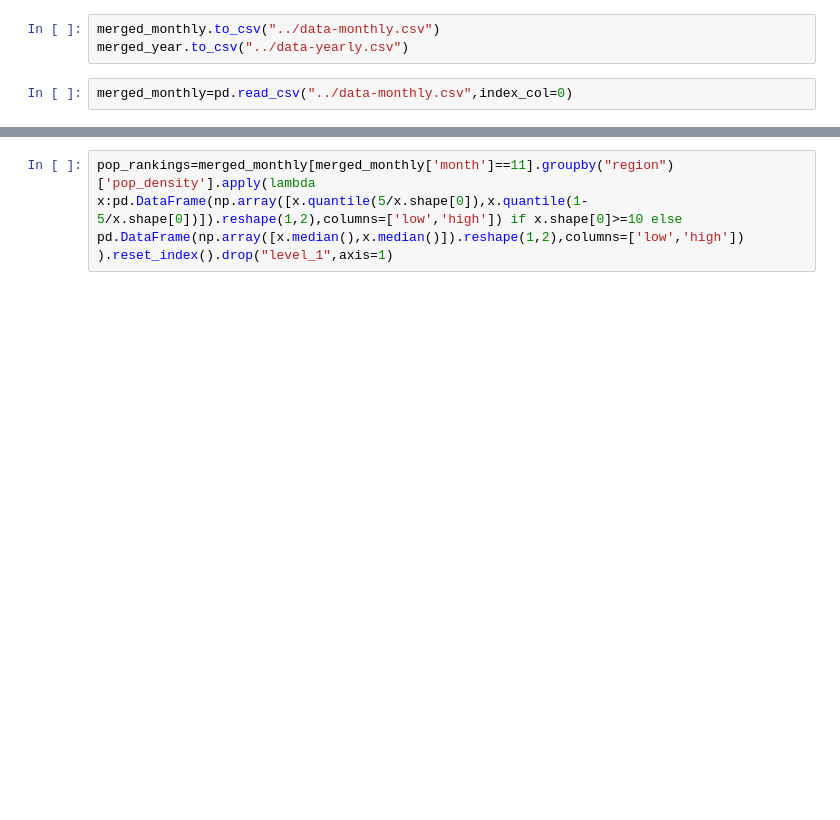
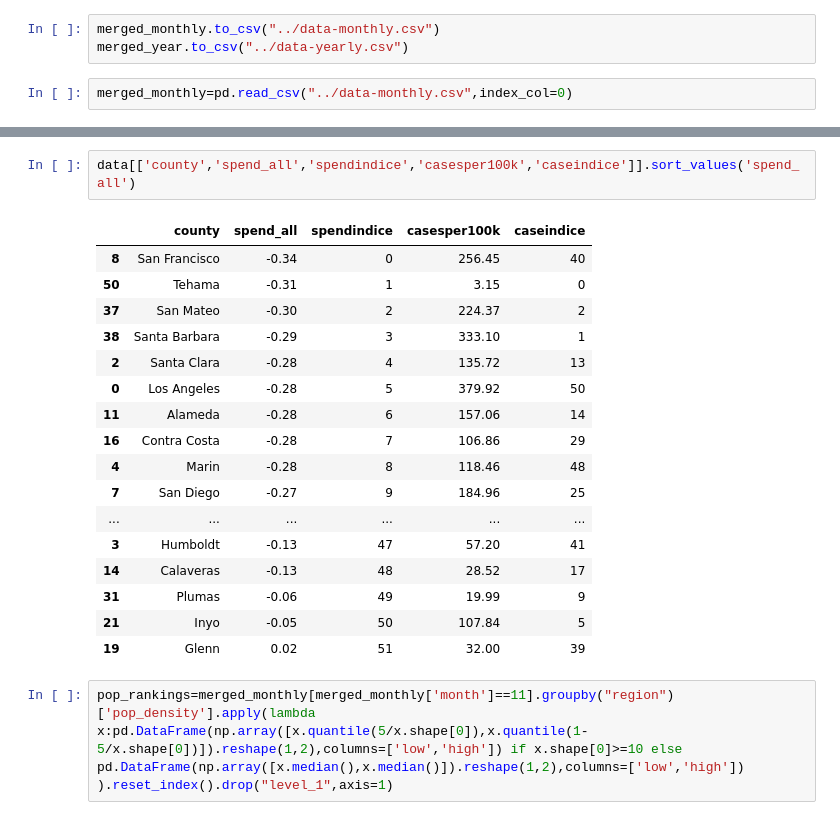
Before and after one commit to aditj/covid-ranking, a Jupyter notebook: notebooks/create_data.ipynb, the cells around one changed output, grey strips where cells are left out. Cells and saved outputs as stored; diff of their text form; blank space fills up the shorter version.

```diff
--- a/notebooks/create_data.ipynb
+++ b/notebooks/create_data.ipynb
@@ -651,3 +679,23 @@ merged_monthly
+# %%
+data[['county','spend_all','spendindice','casesper100k','caseindice']].sort_values('spend_all')
+# %% [output]
+|  | county | spend_all | spendindice | casesper100k | caseindice |
+| 8 | San Francisco | -0.34 | 0 | 256.45 | 40 |
+| 50 | Tehama | -0.31 | 1 | 3.15 | 0 |
+| 37 | San Mateo | -0.30 | 2 | 224.37 | 2 |
+| 38 | Santa Barbara | -0.29 | 3 | 333.10 | 1 |
+| 2 | Santa Clara | -0.28 | 4 | 135.72 | 13 |
+| 0 | Los Angeles | -0.28 | 5 | 379.92 | 50 |
+| 11 | Alameda | -0.28 | 6 | 157.06 | 14 |
+| 16 | Contra Costa | -0.28 | 7 | 106.86 | 29 |
+| 4 | Marin | -0.28 | 8 | 118.46 | 48 |
+| 7 | San Diego | -0.27 | 9 | 184.96 | 25 |
+| ... | ... | ... | ... | ... | ... |
+| 3 | Humboldt | -0.13 | 47 | 57.20 | 41 |
+| 14 | Calaveras | -0.13 | 48 | 28.52 | 17 |
+| 31 | Plumas | -0.06 | 49 | 19.99 | 9 |
+| 21 | Inyo | -0.05 | 50 | 107.84 | 5 |
+| 19 | Glenn | 0.02 | 51 | 32.00 | 39 |
 # %%
 pop_rankings=merged_monthly[merged_monthly['month']==11].groupby("region")['pop_density'].apply(lambda x:pd.DataFrame(np.array([x.quantile(5/x.shape[0]),x.quantile(1-5/x.shape[0])]).reshape(1,2),columns=['low','high']) if x.shape[0]>=10 else pd.DataFrame(np.array([x.median(),x.median()]).reshape(1,2),columns=['low','high']) ).reset_index().drop("level_1",axis=1)
 # %%
```
Also changed, not shown: parts of 6 cells of this notebook, 3 other files.
